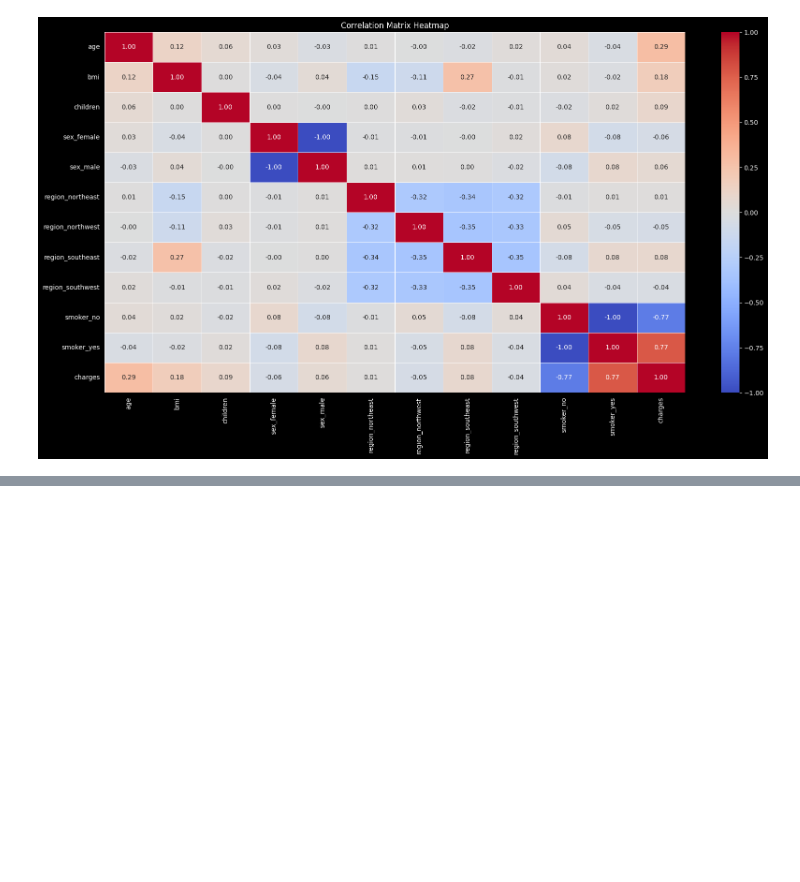
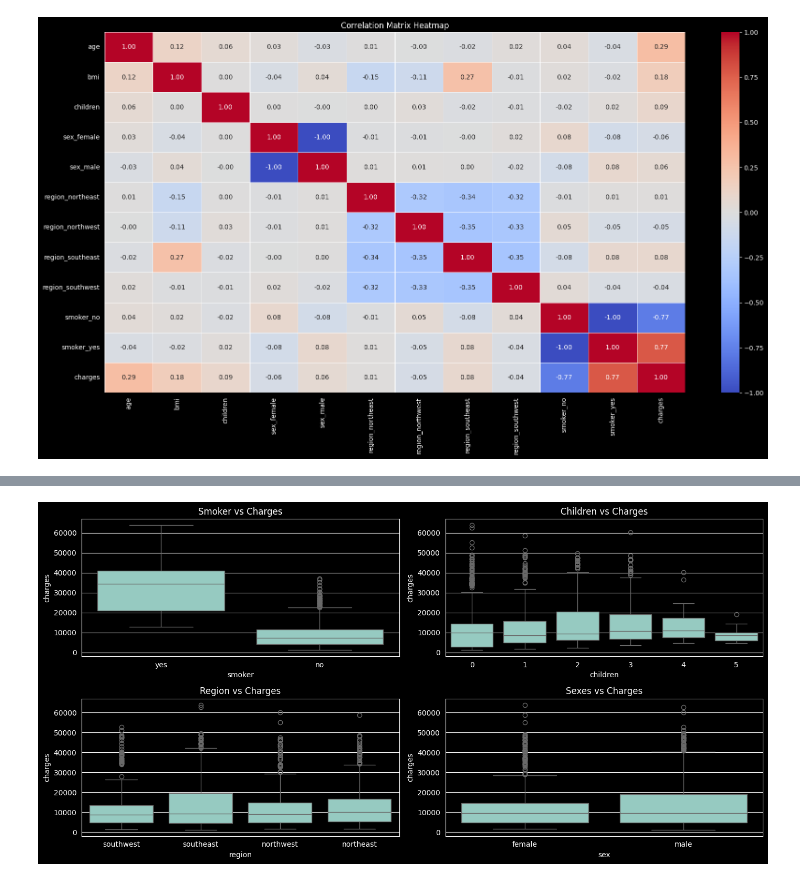
Before and after one commit to Rubeennn/ml-tabular-project, a Jupyter notebook: notebooks/exploration.ipynb, the cells around one changed output, grey strips where cells are left out. Cells and saved outputs as stored; diff of their text form; code cells hidden in the pictures; blank space fills up the shorter version.

```diff
--- a/notebooks/exploration.ipynb
+++ b/notebooks/exploration.ipynb
@@ -196,0 +235,19 @@ plt.show()
+# %%
+fig, ax = plt.subplots(2, 2, figsize=(14, 7))
+
+sns.boxplot(x='smoker', y='charges', data=df, ax=ax[0,0])
+ax[0,0].set_title('Smoker vs Charges')
+
+sns.boxplot(x='children', y='charges', data=df, ax=ax[0,1])
+ax[0,1].set_title('Children vs Charges')
+
+sns.boxplot(x='region', y='charges', data=df, ax=ax[1,0])
+ax[1,0].set_title('Region vs Charges')
+
+sns.boxplot(x='sex', y='charges', data=df, ax=ax[1,1])
+ax[1,1].set_title('Sexes vs Charges')
+
+plt.tight_layout()
+plt.show()
+# %% [output]
+[figure, added]
```
Also changed, not shown: parts of 12 cells of this notebook.
